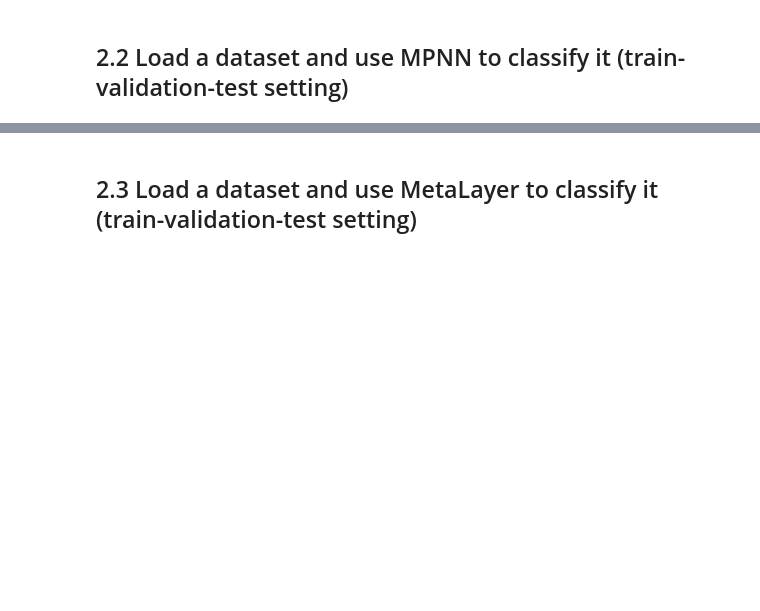
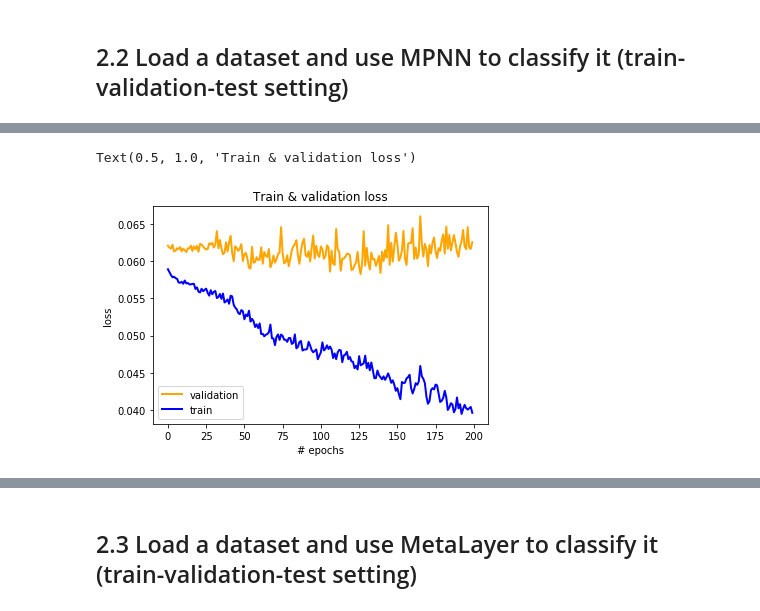
Before and after one commit to presmerats/GNN-MThesis, a Jupyter notebook: src/graph_classification/TFM_graph_classification_tests.ipynb, the cells around one changed output, grey strips where cells are left out. Saved outputs shown, nothing was run; the diff lists cells and outputs as text; code cells hidden in the pictures; blank space fills up the shorter version.

Commit message:
graph classif: validation, cross-validation, hp-search,pending balancing dataset

```diff
--- a/src/graph_classification/TFM_graph_classification_tests.ipynb
+++ b/src/graph_classification/TFM_graph_classification_tests.ipynb
@@ -137,6 +299,6 @@ class Net2(torch.nn.Module):
 # %%
 device = torch.device('cuda' if torch.cuda.is_available() else 'cpu')
-model = Net().to(device)
+model = Net1().to(device)
 optimizer = torch.optim.Adam(model.parameters(), lr=0.01, weight_decay=5e-4)
 model.train()
 
@@ -194,6 +356,7 @@ model.eval()
 print("len(test_dataset): ", len(test_dataset))
 loader = DataLoader(test_dataset, batch_size= len(test_dataset), shuffle=True)
 for batch in loader:
+    batch = batch.to(device)
     print("num graphs: ", batch.num_graphs)
     #_, pred = model(test_dataset).max(dim=1)
     _, pred = model(batch).max(dim=1)
@@ -223,2 +386,31 @@ Accuracy: 0.5833
 # %% [markdown]
 ## 2.2 Load a dataset and use MPNN to classify it (train-validation-test setting)
+# %%
+import torch
+from torch_geometric.data import Data
+from torch_geometric.datasets import TUDataset
+from torch_scatter import scatter_mean
+from torch_geometric.data import DataLoader
+import matplotlib.pyplot as plt
+
+dataset = TUDataset(root='/tmp/ENZYMES', name='ENZYMES')
+
+# shuffling dataset
+dataset = dataset.shuffle()
+#equivalent
+#perm = torch.randperm(len(dataset))
+#dataset = dataset[perm]
+
+# train-val-test setting
+n = len(dataset)
+test_lim= int(0.8*n)
+val_lim=int(0.8*n*0.7)
+train_dataset = dataset[:val_lim]
+val_dataset = dataset[val_lim:test_lim]
+test_dataset = dataset[test_lim:]
+print(" n:",n," val_lim:",val_lim," test_lim:",test_lim)
+
+
+# batch feeding
+loader = DataLoader(train_dataset, batch_size=32, shuffle=True)
+loader_val = DataLoader(val_dataset, batch_size=32, shuffle=True)
@@ -224,0 +491,12 @@ Accuracy: 0.5833
+# %%
+# plot evolution of validation and training loss
+plt.plot(val_loss_history, color = 'orange', linewidth = 2, label='validation')
+plt.plot(train_loss_history, color = 'blue', linewidth = 2,label='train')
+
+plt.legend()
+plt.xlabel('# epochs')
+plt.ylabel('loss')
+plt.title('Train & validation loss')
+# %% [output]
+Text(0.5, 1.0, 'Train & validation loss')
+[figure, added]
```
Also changed, not shown: parts of 20 cells of this notebook.
